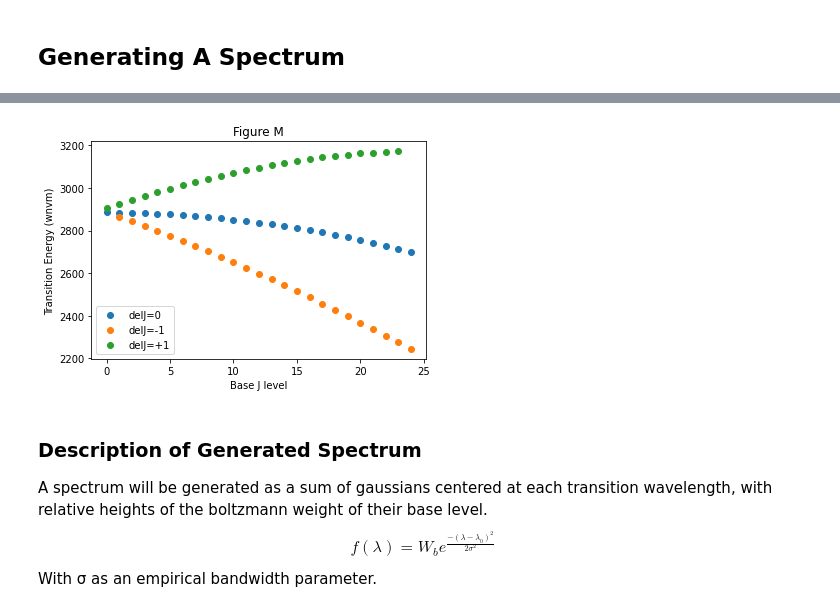
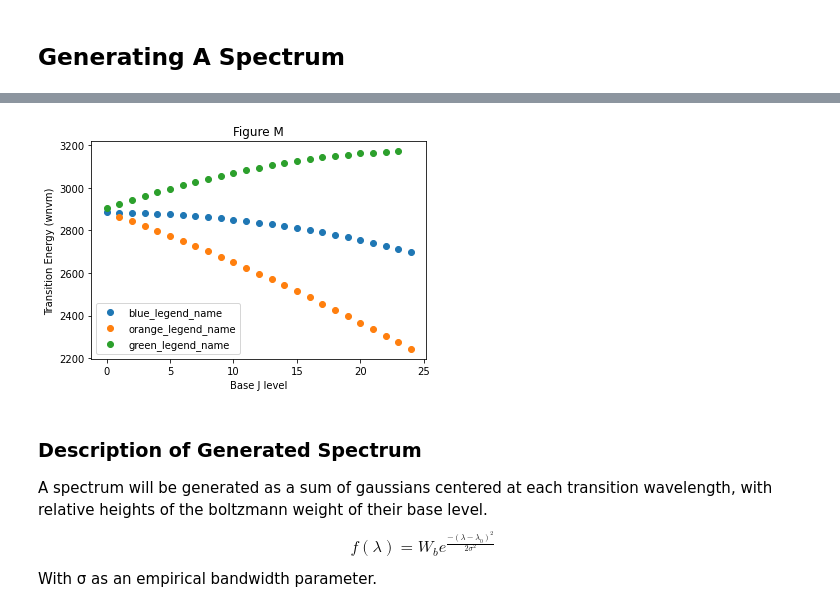
Before and after one commit to josephdepaoloboisvert/Rotation-Vibration, a Jupyter notebook: Ro-Vibrational Lab.ipynb, the cells around one changed output, grey strips where cells are left out. Drawn from its saved outputs; the diff is of its cells as text; code cells hidden in the pictures.

```diff
--- a/Ro-Vibrational Lab.ipynb
+++ b/Ro-Vibrational Lab.ipynb
@@ -138,9 +133,9 @@ chi_e = 1
 B_e = 1
 D_e = 1
 a_e = 1
-nu_max = 1
-J_max = 1
-levels = np.array([[T_levels(i, j, nu_e, chi_e, B_e, D_e, a_e) for j in range(J_max)] for i in range(nu_max)])
+nu_max = 2
+J_max = 25
+levels = jnp.array([[T_levels(i, j, nu_e, chi_e, B_e, D_e, a_e) for j in range(J_max)] for i in range(nu_max)])
 # %%
 levels
 # %% [output]
@@ -293,17 +267,17 @@ array([[ 1482.24525   ,  1503.12192224,  1544.86250016,  1607.44145064,
 # %%
 plt.clf()
-plt.scatter(np.arange(J_max), levels[1,:] - levels[0,:])
-plt.scatter(np.arange(1, J_max), p_transitions)
-plt.scatter(np.arange(J_max -1), r_transitions)
-plt.legend(['delJ=0',
-            'delJ=-1',
-            'delJ=+1'])
+plt.scatter(jnp.arange(J_max), levels[1,:] - levels[0,:])
+plt.scatter(jnp.arange(1, J_max), p_transitions)
+plt.scatter(jnp.arange(J_max -1), r_transitions)
+plt.legend(['blue_legend_name',
+            'orange_legend_name',
+            'green_legend_name'])
 plt.xlabel('Base J level')
 plt.ylabel('Transition Energy (wnvm)')
 plt.title('Figure M')
 plt.show()
 # %% [output]
-[figure, old version]
+[figure, new version]
 # %% [markdown]
 ### Description of Generated Spectrum
 A spectrum will be generated as a sum of gaussians centered at each transition wavelength, with relative heights of the boltzmann weight of their base level.
```
Also changed, not shown: parts of 31 cells of this notebook.
